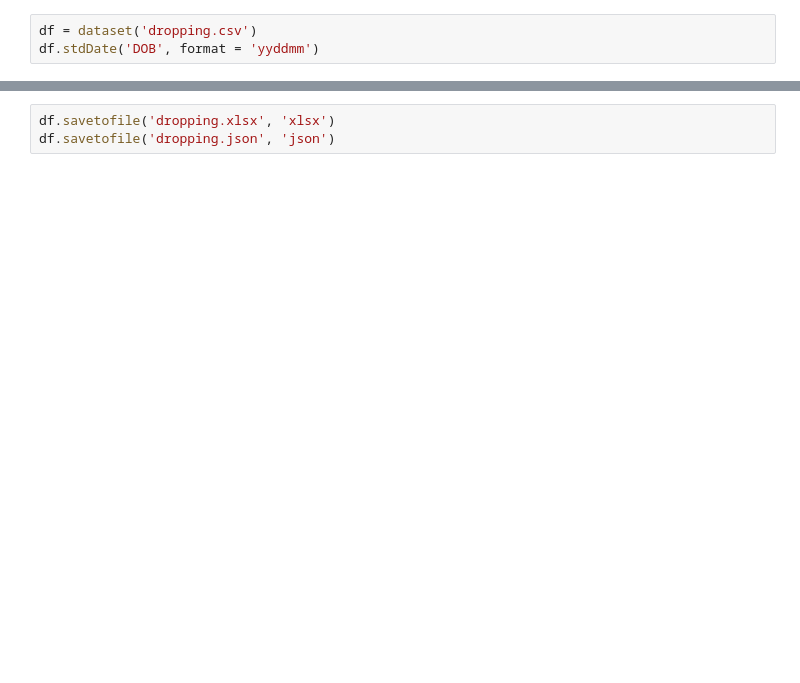
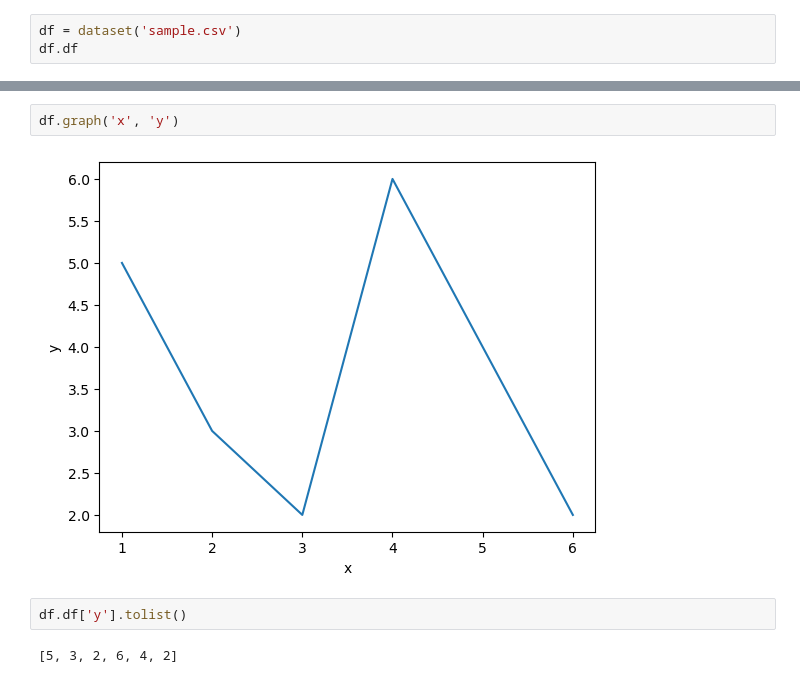
Before and after one commit to shubham-kalantri/popl, a Jupyter notebook: main.ipynb, the cells around one changed output, grey strips where cells are left out. Saved outputs shown, nothing was run; the diff lists cells and outputs as text; blank space fills up the shorter version.

```diff
--- a/main.ipynb
+++ b/main.ipynb
@@ -86,3 +119,3 @@ class dataset:
 # %%
-df = dataset('dropping.csv')
-df.stdDate('DOB', format = 'yyddmm')
+df = dataset('sample.csv')
+df.df
@@ -89,3 +130,8 @@ df.stdDate('DOB', format = 'yyddmm')
-# %%
-df.savetofile('dropping.xlsx', 'xlsx')
-df.savetofile('dropping.json', 'json')
+# %%
+df.graph('x', 'y')
+# %% [output]
+[figure, added]
+# %%
+df.df['y'].tolist()
+# %% [output]
+[5, 3, 2, 6, 4, 2]
```
Also changed, not shown: parts of 10 cells of this notebook, 4 other files.
